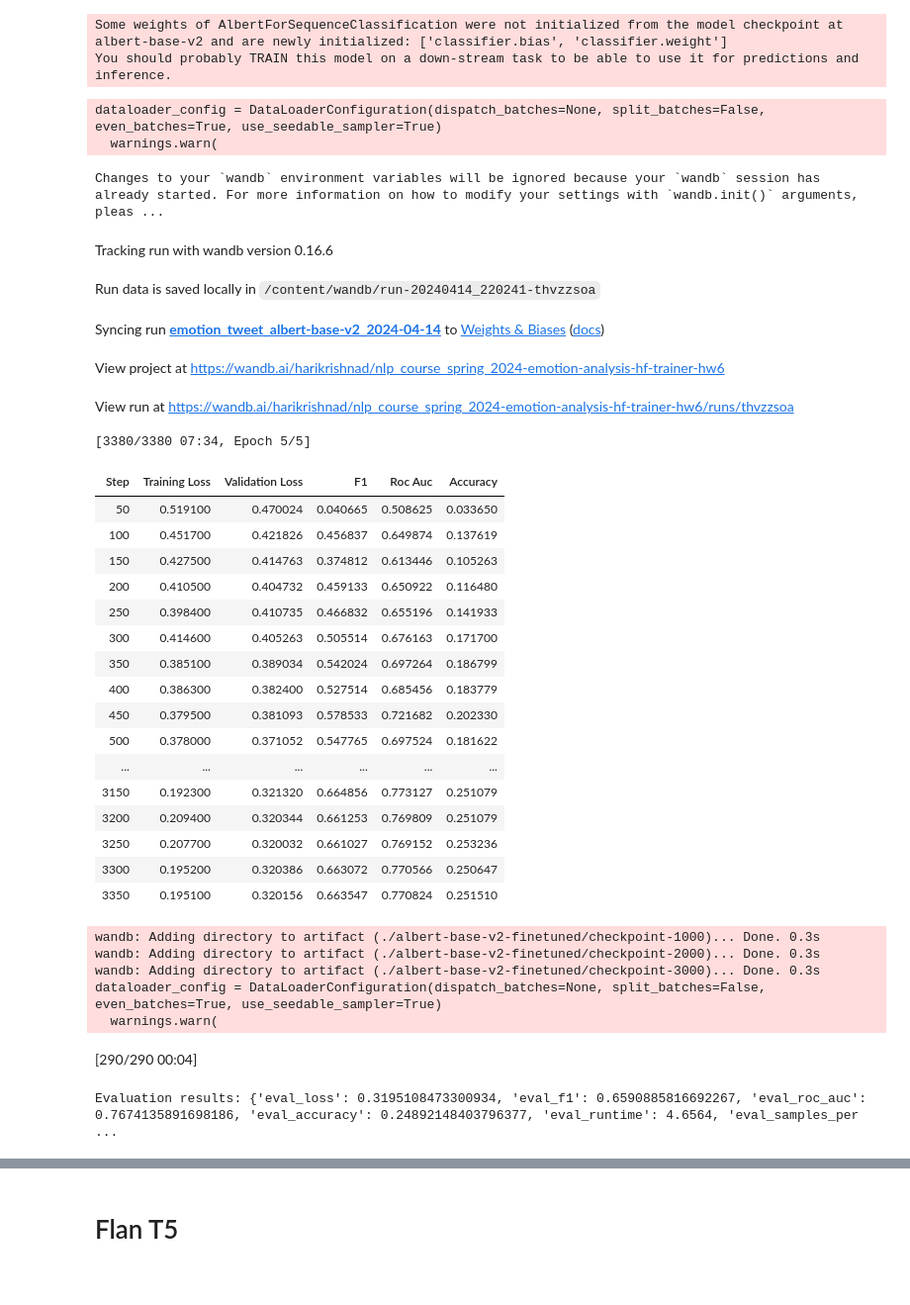
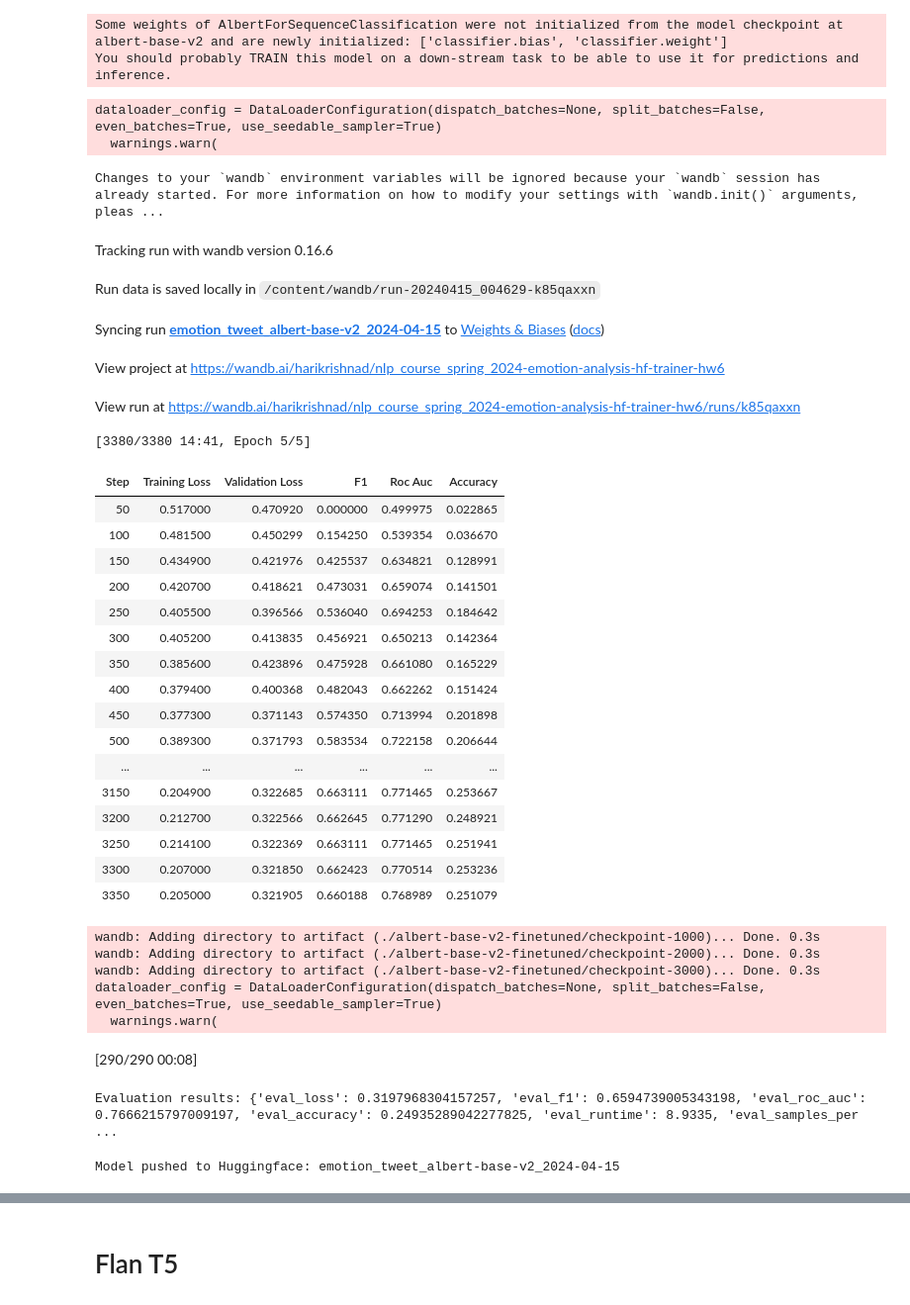
Before and after one commit to harikrishnad1997/BUAN_6342_Applied_Natural_Language_Processing, a Jupyter notebook: HW/Harikrishna_Dev_HW_6.ipynb, the cells around one changed output, grey strips where cells are left out. Shown at 99% size. Cells and saved outputs as stored; diff of their text form; code cells hidden in the pictures.

```diff
--- a/HW/Harikrishna_Dev_HW_6.ipynb
+++ b/HW/Harikrishna_Dev_HW_6.ipynb
@@ -206,7 +207,7 @@ DatasetDict({
 from google.colab import userdata
 os.environ["HF_TOKEN"] = userdata.get('HF_TOKEN')
 # %%
-# trainset = load_dataset("harikrishnad1997/tweetemo")
+trainset = load_dataset("harikrishnad1997/tweetemo")
 # %%
 trainset
 # %% [output]
@@ -427,7 +428,7 @@ class MultiLabelClassifier:
         result = self.multi_label_metrics(predictions=preds, labels=p.label_ids)
         return result
 
-    def train(self, train_dataset, valid_dataset):
+    def train(self, train_dataset, valid_dataset, push_to_huggingface=True):
         """
         Trains the model.
 
@@ -483,6 +484,13 @@ class MultiLabelClassifier:
         eval_results = trainer.evaluate()
         print(f"Evaluation results: {eval_results}")
 
+        # Pushing model to Huggingface
+        if push_to_huggingface:
+          model_name_hf = f"emotion_tweet_{self.model_name}_{date.today().strftime('%Y-%m-%d')}"
+          self.model.push_to_hub(model_name_hf)
+          print(f"Model pushed to Huggingface: harikrishnad1997/{model_name_hf}")
+
+
         # Log evaluation results to Weights & Biases platform
         wandb.log({"eval_accuracy": eval_results["eval_accuracy"], "eval_loss": eval_results["eval_loss"], "eval_f1": eval_results["eval_f1"]})
 
@@ -500,7 +508,7 @@ class MultiLabelClassifier:
         # # Log confusion matrix to Weights & Biases platform
         # wandb.log({"confusion_matrix": wandb.Image(plt)})
 
-    def predict(self, texts, threshold=0.5):
+    def predict(self, texts, threshold=0.5, load_from_huggingface=False):
         """
         Generates predictions for a list of texts.
 
@@ -514,8 +522,18 @@ class MultiLabelClassifier:
         if threshold is None:
             threshold = self.threshold
 
+        # Load the model from Hugging Face if specified
+        if load_from_huggingface:
+          self.model = AutoModelForSequenceClassification.from_pretrained(load_from_huggingface)
+          # self.tokenizer = AutoTokenizer.from_pretrained(load_from_huggingface)
+          self.model.to("cpu")
+        else:
+          # Use the model from training
+          self.model.to("cpu")
+
+
         # Preprocess input texts
-        encoding = self.tokenizer(texts, padding="max_length", truncation=True, max_length=128, return_tensors="pt").to(self.device)
+        encoding = self.tokenizer(texts, padding="max_length", truncation=True, max_length=128, return_tensors="pt").to("cpu")
 
         # Make predictions
         with torch.no_grad():
@@ -526,7 +544,7 @@ class MultiLabelClassifier:
         probs = sigmoid(output.logits)
 
         # Apply threshold for binary classification
-        threshold_tensor = torch.tensor([threshold], device=self.device)
+        threshold_tensor = torch.tensor([threshold], device="cpu")
         binary_preds = (probs >= threshold_tensor).int()
 
         # Convert binary predictions to label names
@@ -555,9 +573,12 @@ class MultiLabelClassifier:
         # Get the correct labels from the dataset
         labels = np.array([valid_dataset[column] for column in self.labels]).T
 
+        # Model
+        self.model.to("cpu")
+
         # Make predictions
         with torch.no_grad():
-            logits = self.model(valid_dataset["input_ids"].to(torch.device("cuda")))['logits']
+            logits = self.model(valid_dataset["input_ids"].to(torch.device("cpu")))['logits']
             predictions = torch.sigmoid(logits).cpu().numpy()
 
             # Apply threshold for binary classification
@@ -807,41 +829,42 @@ classifier = MultiLabelClassifier(
 Some weights of AlbertForSequenceClassification were not initialized from the model checkpoint at albert-base-v2 and are newly initialized: ['classifier.bias', 'classifier.weight']
 You should probably TRAIN this model on a down-stream task to be able to use it for predictions and inference.
 # %%
-classifier.train(trainset['train'], trainset['test'])
+classifier.train(trainset['train'], trainset['test'],push_to_huggingface=True)
 # %% [output]
 dataloader_config = DataLoaderConfiguration(dispatch_batches=None, split_batches=False, even_batches=True, use_seedable_sampler=True)
   warnings.warn(
 Changes to your `wandb` environment variables will be ignored because your `wandb` session has already started. For more information on how to modify your settings with `wandb.init()` arguments, pleas ...
 Tracking run with wandb version 0.16.6
-Run data is saved locally in /content/wandb/run-20240414_220241-thvzzsoa
+Run data is saved locally in /content/wandb/run-20240415_004629-k85qaxxn
-Syncing run emotion_tweet_albert-base-v2_2024-04-14 to Weights & Biases (docs)
+Syncing run emotion_tweet_albert-base-v2_2024-04-15 to Weights & Biases (docs)
 View project at https://wandb.ai/harikrishnad/nlp_course_spring_2024-emotion-analysis-hf-trainer-hw6
-View run at https://wandb.ai/harikrishnad/nlp_course_spring_2024-emotion-analysis-hf-trainer-hw6/runs/thvzzsoa
+View run at https://wandb.ai/harikrishnad/nlp_course_spring_2024-emotion-analysis-hf-trainer-hw6/runs/k85qaxxn
-[3380/3380 07:34, Epoch 5/5]
+[3380/3380 14:41, Epoch 5/5]
 | Step | Training Loss | Validation Loss | F1 | Roc Auc | Accuracy |
-| 50 | 0.519100 | 0.470024 | 0.040665 | 0.508625 | 0.033650 |
-| 100 | 0.451700 | 0.421826 | 0.456837 | 0.649874 | 0.137619 |
-| 150 | 0.427500 | 0.414763 | 0.374812 | 0.613446 | 0.105263 |
-| 200 | 0.410500 | 0.404732 | 0.459133 | 0.650922 | 0.116480 |
-| 250 | 0.398400 | 0.410735 | 0.466832 | 0.655196 | 0.141933 |
-| 300 | 0.414600 | 0.405263 | 0.505514 | 0.676163 | 0.171700 |
-| 350 | 0.385100 | 0.389034 | 0.542024 | 0.697264 | 0.186799 |
-| 400 | 0.386300 | 0.382400 | 0.527514 | 0.685456 | 0.183779 |
-| 450 | 0.379500 | 0.381093 | 0.578533 | 0.721682 | 0.202330 |
-| 500 | 0.378000 | 0.371052 | 0.547765 | 0.697524 | 0.181622 |
+| 50 | 0.517000 | 0.470920 | 0.000000 | 0.499975 | 0.022865 |
+| 100 | 0.481500 | 0.450299 | 0.154250 | 0.539354 | 0.036670 |
+| 150 | 0.434900 | 0.421976 | 0.425537 | 0.634821 | 0.128991 |
+| 200 | 0.420700 | 0.418621 | 0.473031 | 0.659074 | 0.141501 |
+| 250 | 0.405500 | 0.396566 | 0.536040 | 0.694253 | 0.184642 |
+| 300 | 0.405200 | 0.413835 | 0.456921 | 0.650213 | 0.142364 |
+| 350 | 0.385600 | 0.423896 | 0.475928 | 0.661080 | 0.165229 |
+| 400 | 0.379400 | 0.400368 | 0.482043 | 0.662262 | 0.151424 |
+| 450 | 0.377300 | 0.371143 | 0.574350 | 0.713994 | 0.201898 |
+| 500 | 0.389300 | 0.371793 | 0.583534 | 0.722158 | 0.206644 |
 | ... | ... | ... | ... | ... | ... |
-| 3150 | 0.192300 | 0.321320 | 0.664856 | 0.773127 | 0.251079 |
-| 3200 | 0.209400 | 0.320344 | 0.661253 | 0.769809 | 0.251079 |
-| 3250 | 0.207700 | 0.320032 | 0.661027 | 0.769152 | 0.253236 |
-| 3300 | 0.195200 | 0.320386 | 0.663072 | 0.770566 | 0.250647 |
-| 3350 | 0.195100 | 0.320156 | 0.663547 | 0.770824 | 0.251510 |
+| 3150 | 0.204900 | 0.322685 | 0.663111 | 0.771465 | 0.253667 |
+| 3200 | 0.212700 | 0.322566 | 0.662645 | 0.771290 | 0.248921 |
+| 3250 | 0.214100 | 0.322369 | 0.663111 | 0.771465 | 0.251941 |
+| 3300 | 0.207000 | 0.321850 | 0.662423 | 0.770514 | 0.253236 |
+| 3350 | 0.205000 | 0.321905 | 0.660188 | 0.768989 | 0.251079 |
 wandb: Adding directory to artifact (./albert-base-v2-finetuned/checkpoint-1000)... Done. 0.3s
 wandb: Adding directory to artifact (./albert-base-v2-finetuned/checkpoint-2000)... Done. 0.3s
 wandb: Adding directory to artifact (./albert-base-v2-finetuned/checkpoint-3000)... Done. 0.3s
 dataloader_config = DataLoaderConfiguration(dispatch_batches=None, split_batches=False, even_batches=True, use_seedable_sampler=True)
   warnings.warn(
-[290/290 00:04]
+[290/290 00:08]
-Evaluation results: {'eval_loss': 0.3195108473300934, 'eval_f1': 0.6590885816692267, 'eval_roc_auc': 0.7674135891698186, 'eval_accuracy': 0.24892148403796377, 'eval_runtime': 4.6564, 'eval_samples_per ...
+Evaluation results: {'eval_loss': 0.3197968304157257, 'eval_f1': 0.6594739005343198, 'eval_roc_auc': 0.7666215797009197, 'eval_accuracy': 0.24935289042277825, 'eval_runtime': 8.9335, 'eval_samples_per ...
+Model pushed to Huggingface: emotion_tweet_albert-base-v2_2024-04-15
 # %%
 free_memory()
 # %%
```
Also changed, not shown: parts of 18 cells of this notebook, 2 other files.
